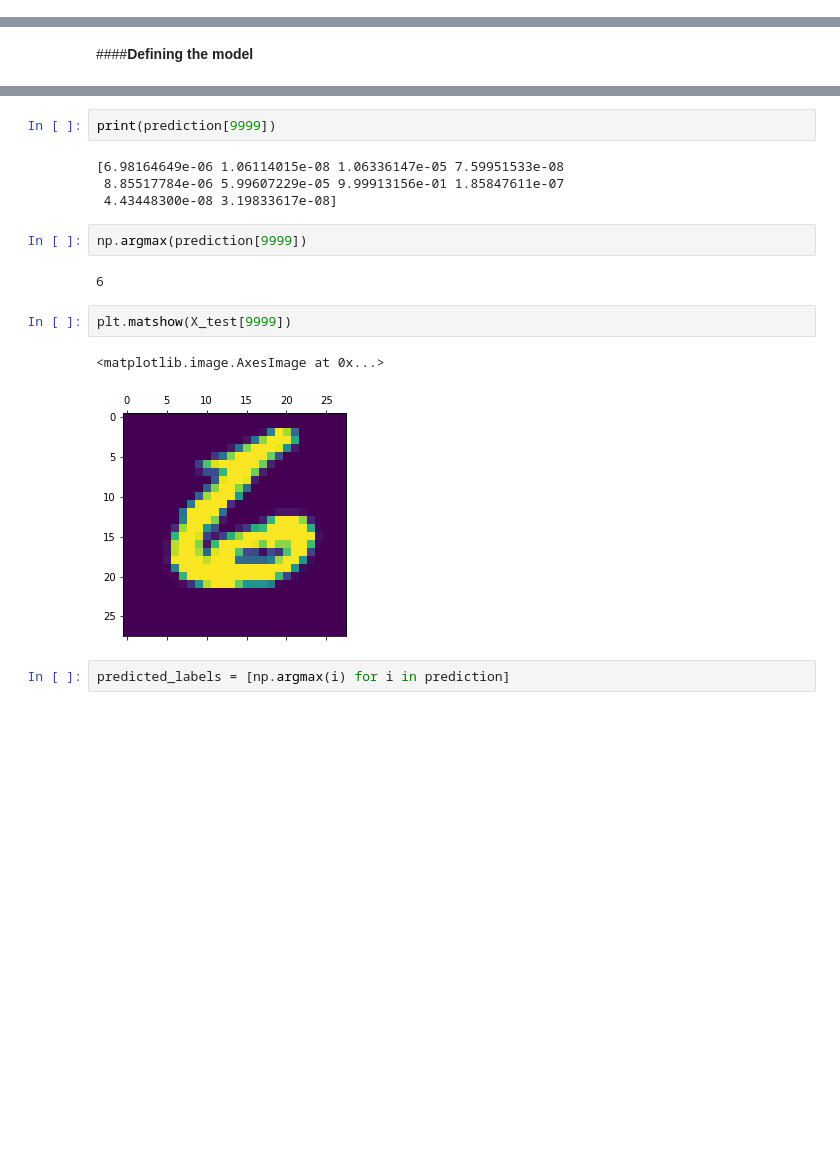
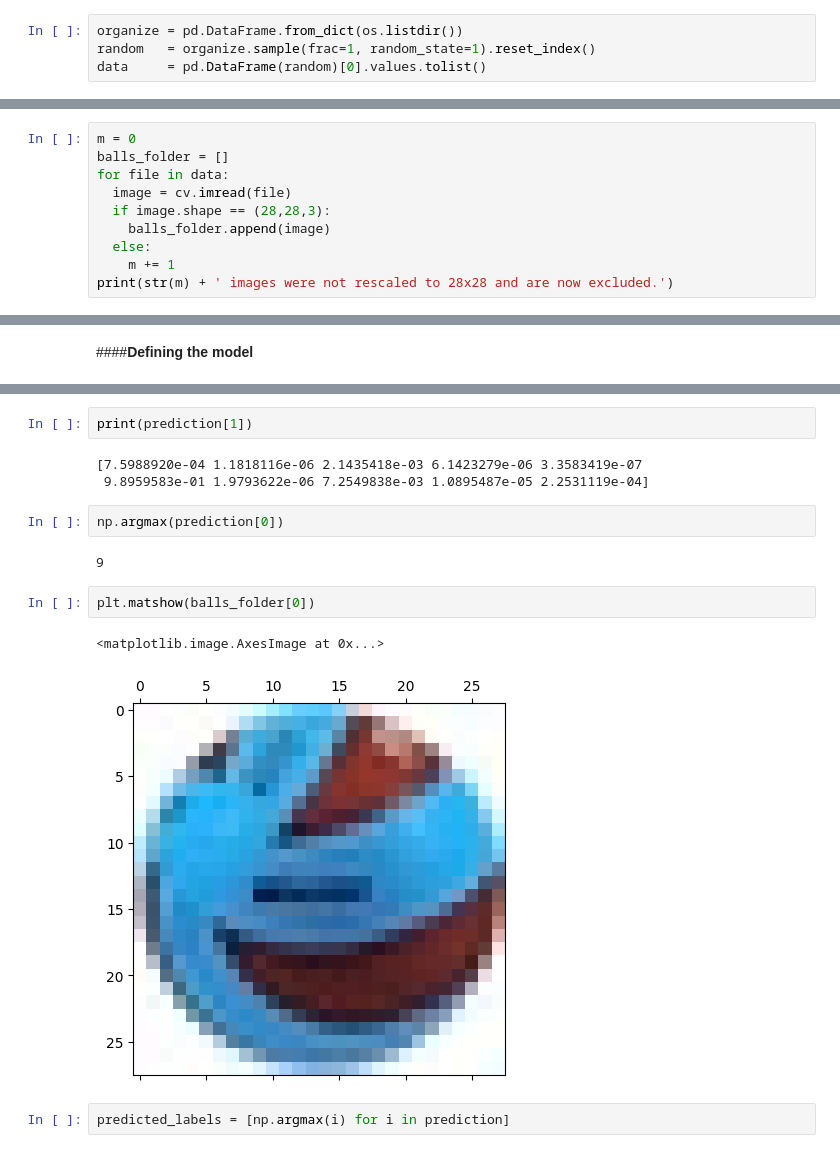
Before and after one commit to loujjj/Machine-Learning, a Jupyter notebook: PCT04_Tabor.ipynb, the cells around one changed output, grey strips where cells are left out. Cells and saved outputs as stored; diff of their text form; blank space fills up the shorter version.

```diff
--- a/PCT04_Tabor.ipynb
+++ b/PCT04_Tabor.ipynb
@@ -102,0 +61,4 @@ plt.matshow(X_test[200])
+# %%
+organize = pd.DataFrame.from_dict(os.listdir())
+random   = organize.sample(frac=1, random_state=1).reset_index()
+data     = pd.DataFrame(random)[0].values.tolist()
@@ -102,0 +69,10 @@ plt.matshow(X_test[200])
+# %%
+m = 0
+balls_folder = []
+for file in data:
+  image = cv.imread(file)
+  if image.shape == (28,28,3):
+    balls_folder.append(image)
+  else:
+    m += 1
+print(str(m) + ' images were not rescaled to 28x28 and are now excluded.')
@@ -219,18 +294,17 @@ print(prediction)
 # %%
-print(prediction[9999])
+print(prediction[1])
 # %% [output]
-[6.98164649e-06 1.06114015e-08 1.06336147e-05 7.59951533e-08
- 8.85517784e-06 5.99607229e-05 9.99913156e-01 1.85847611e-07
- 4.43448300e-08 3.19833617e-08]
+[7.5988920e-04 1.1818116e-06 2.1435418e-03 6.1423279e-06 3.3583419e-07
+ 9.8959583e-01 1.9793622e-06 7.2549838e-03 1.0895487e-05 2.2531119e-04]
 # %%
-np.argmax(prediction[9999])
+np.argmax(prediction[0])
 # %% [output]
-6
+9
 # %%
-plt.matshow(X_test[9999])
+plt.matshow(balls_folder[0])
 # %% [output]
 <matplotlib.image.AxesImage at 0x...>
-[figure, old version]
+[figure, new version]
 # %%
 predicted_labels = [np.argmax(i) for i in prediction]
 # %%
```
Also changed, not shown: parts of 56 cells of this notebook.
